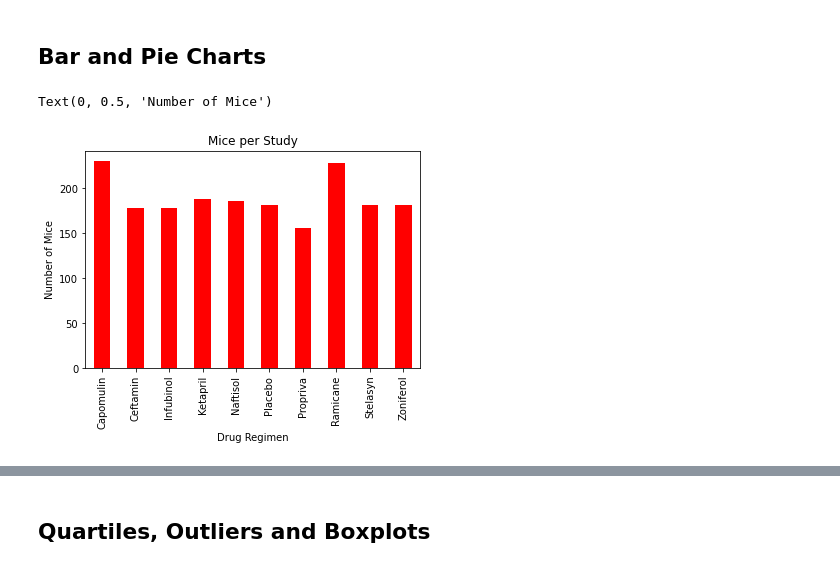
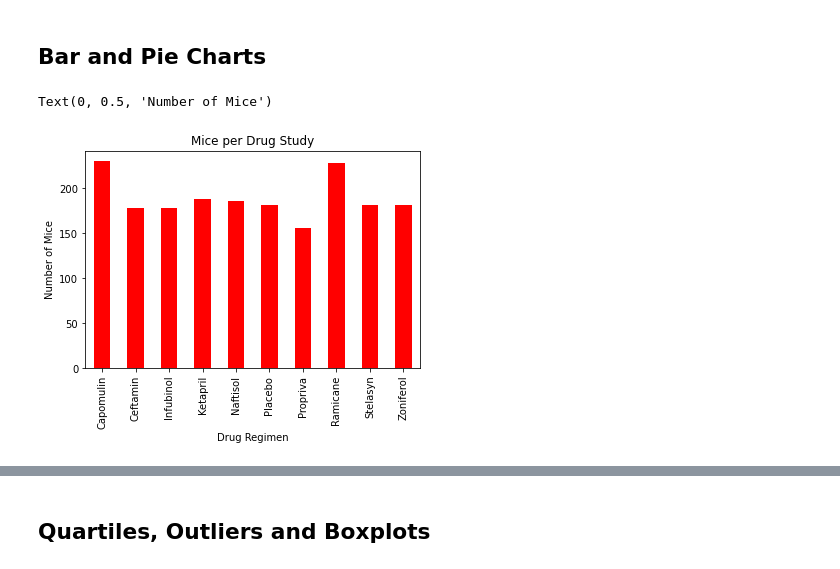
Before and after one commit to kcomalley14/matplotlib-hw, a Jupyter notebook: pymaceuticals_starter.ipynb, the cells around one changed output, grey strips where cells are left out. Cells and saved outputs as stored; diff of their text form; code cells hidden in the pictures.

Commit message:
bar charts finished

```diff
--- a/pymaceuticals_starter.ipynb
+++ b/pymaceuticals_starter.ipynb
@@ -111,9 +111,11 @@ tumor_stats_df
 # %%
 # Generate a bar plot showing the total number of mice for each treatment throughout the course of the study using pandas.
 mice_count = clean_data.groupby('Drug Regimen')['Mouse ID'].count()
-mice_chart_pd = mice_count.plot(kind='bar', title='Mice per Study', color='r')
+mice_chart_pd = mice_count.plot(kind='bar', title='Mice per Drug Study', color='r')
 mice_chart_pd.set_xlabel("Drug Regimen")
 mice_chart_pd.set_ylabel("Number of Mice")
+
+plt.savefig("Charts/pdmicecount.png")
 # %% [output]
 Text(0, 0.5, 'Number of Mice')
-[figure, old version]
+[figure, new version]
```
Also changed, not shown: parts of 2 cells of this notebook, 2 other files.
